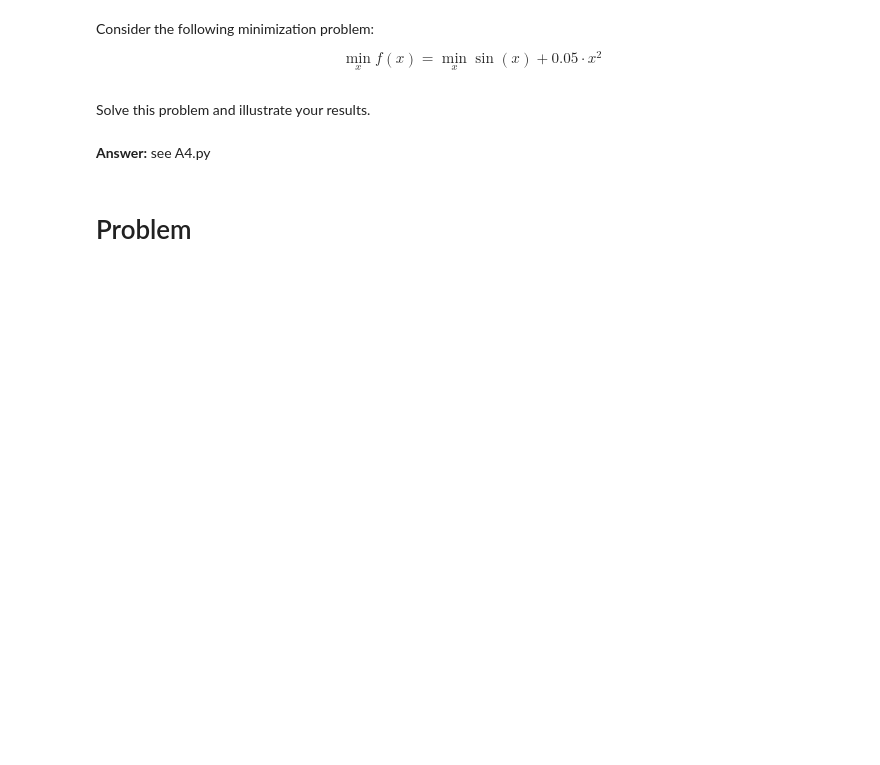
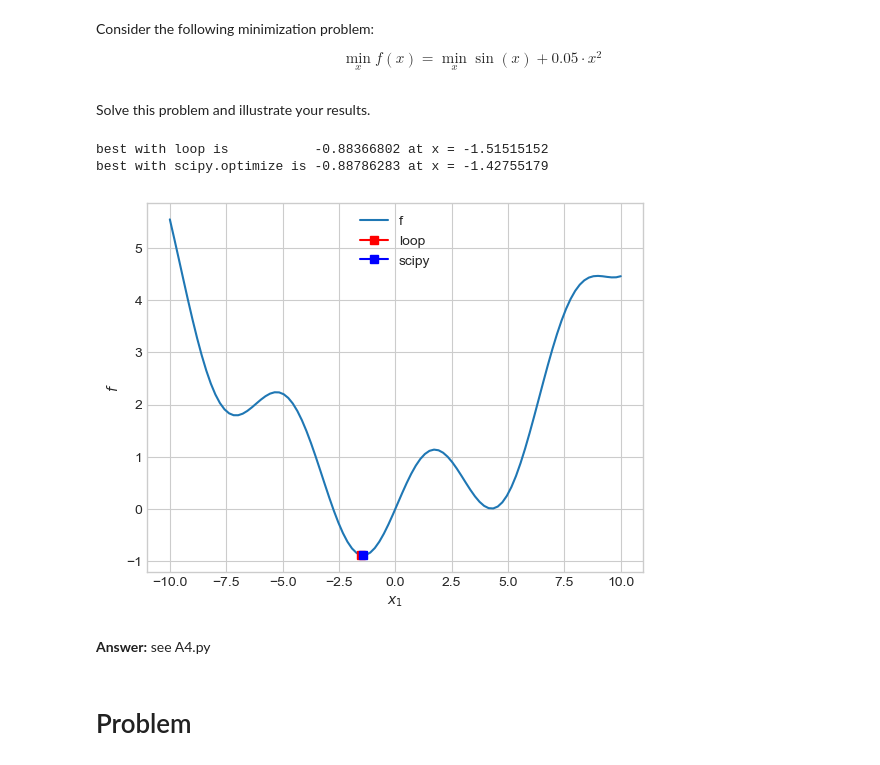
Before and after one commit to NumEconCopenhagen/IntroProg-exercises, a Jupyter notebook: PS1/problem_set_1.ipynb, the cells around one changed output. Drawn from its saved outputs; the diff is of its cells as text; code cells hidden in the pictures; blank space fills up the shorter version.

```diff
--- a/PS1/problem_set_1.ipynb
+++ b/PS1/problem_set_1.ipynb
@@ -89,36 +117,54 @@ Solve this problem and illustrate your results.
 # %%
 # update this code
 import numpy as np
 
 # a. define function
 def f(x):
-    return 0 # wrong line
+    return np.sin(x)+0.05*x**2
 
 # b. solution using a loop
 N = 100
 x_vec = np.linspace(-10,10,N)
 f_vec = np.empty(N)
 
 f_best = np.inf # initial maximum
 x_best = np.nan # not-a-number
 
 for i,x in enumerate(x_vec):
     f_now = f_vec[i] = f(x)
-    # missing lines
+    if f_now < f_best:
+        x_best = x
+        f_best = f_now
 
 # c. solution using scipy optmize
 from scipy import optimize
 x_guess = [0]
-# missing line, hint: objective_function = lambda x: ?
-# missing line, hint: res = optimize.minimize(?)
-# x_best_scipy = res.x[0]
-# f_best_scipy = res.fun
+objective_function = lambda x: np.sin(x) + 0.05 * x ** 2
+res = optimize.minimize(objective_function, x_guess)
+x_best_scipy = res.x[0]
+f_best_scipy = res.fun
 
 # d. print
-# missing lines
+print(f'best with loop is           {f_best:.8f} at x = {x_best:.8f}')
+print(f'best with scipy.optimize is {f_best_scipy:.8f} at x = {x_best_scipy:.8f}')
 
 # e. figure
-# missing lines
+fig = plt.figure() # create the figure
+ax = fig.add_subplot(1,1,1)
+
+ax.plot(x_vec, f_vec, label = 'f')
+ax.plot(x_best, f_best, marker = 's', color = 'red', label = 'loop')
+ax.plot(x_best_scipy, f_best_scipy, marker = 's', color = 'blue', label = 'scipy')
+
+
+# set labels
+ax.set_xlabel('$x_1$')
+ax.set_ylabel('$f$')
+ax.legend(loc = 'upper center');
+# %% [output]
+best with loop is           -0.88366802 at x = -1.51515152
+best with scipy.optimize is -0.88786283 at x = -1.42755179
+[figure, added]
 # %% [markdown]
 **Answer:** see A4.py
 # %% [markdown]
```
Also changed, not shown: parts of 6 cells of this notebook, 1 other file.
